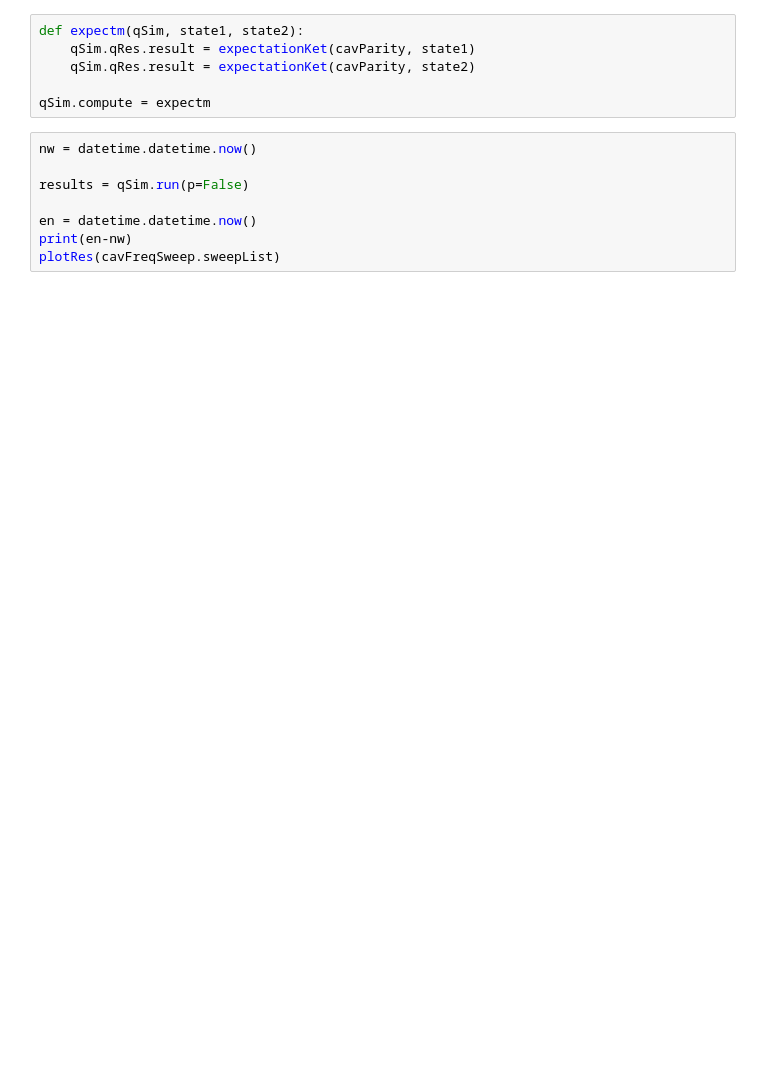
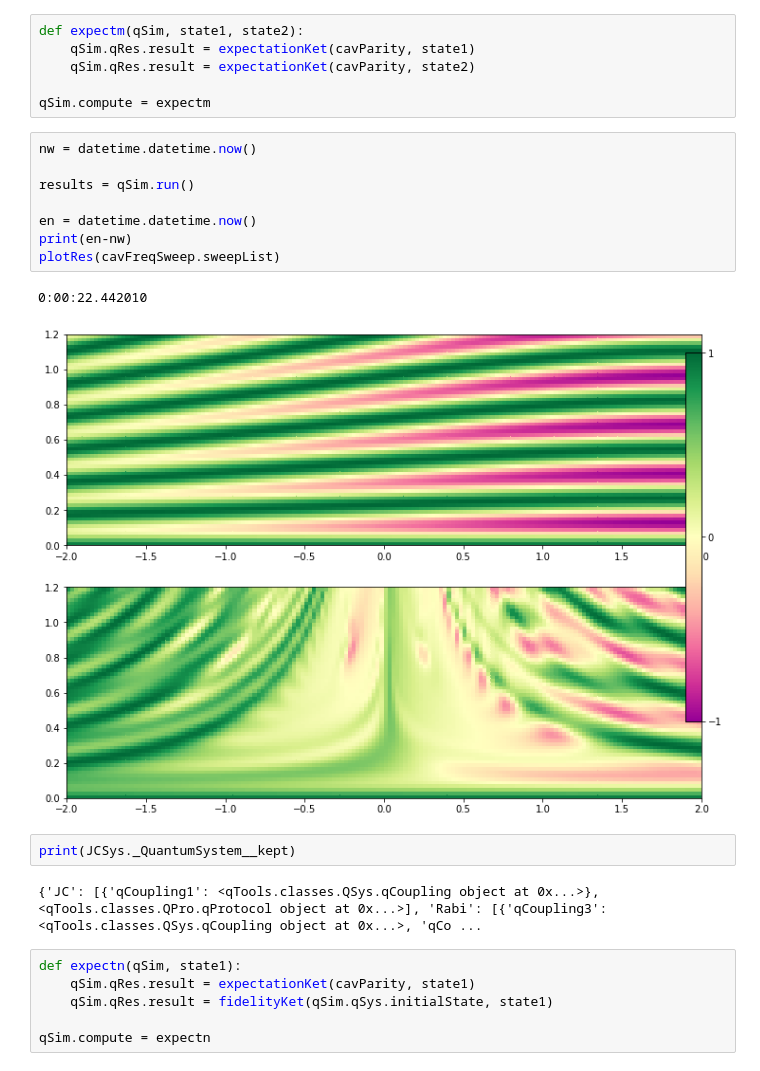
Before and after one commit to CirQuS-UTS/QuanGuru, a Jupyter notebook: Demos/NewObjectDemo.ipynb, the cells around one changed output. Drawn from its saved outputs; the diff is of its cells as text; blank space fills up the shorter version.

```diff
--- a/Demos/NewObjectDemo.ipynb
+++ b/Demos/NewObjectDemo.ipynb
@@ -150,8 +165,21 @@ qSim.compute = expectm
 # %%
 nw = datetime.datetime.now()
 
-results = qSim.run(p=False)
+results = qSim.run()
 
 en = datetime.datetime.now()
 print(en-nw)
 plotRes(cavFreqSweep.sweepList)
+# %% [output]
+0:00:22.442010
+[figure, added]
+# %%
+print(JCSys._QuantumSystem__kept)
+# %% [output]
+{'JC': [{'qCoupling1': <qTools.classes.QSys.qCoupling object at 0x...>}, <qTools.classes.QPro.qProtocol object at 0x...>], 'Rabi': [{'qCoupling3': <qTools.classes.QSys.qCoupling object at 0x...>, 'qCo ...
+# %%
+def expectn(qSim, state1):
+    qSim.qRes.result = expectationKet(cavParity, state1)
+    qSim.qRes.result = fidelityKet(qSim.qSys.initialState, state1)
+
+qSim.compute = expectn
```
Also changed, not shown: parts of 17 cells of this notebook, 5 other files.
